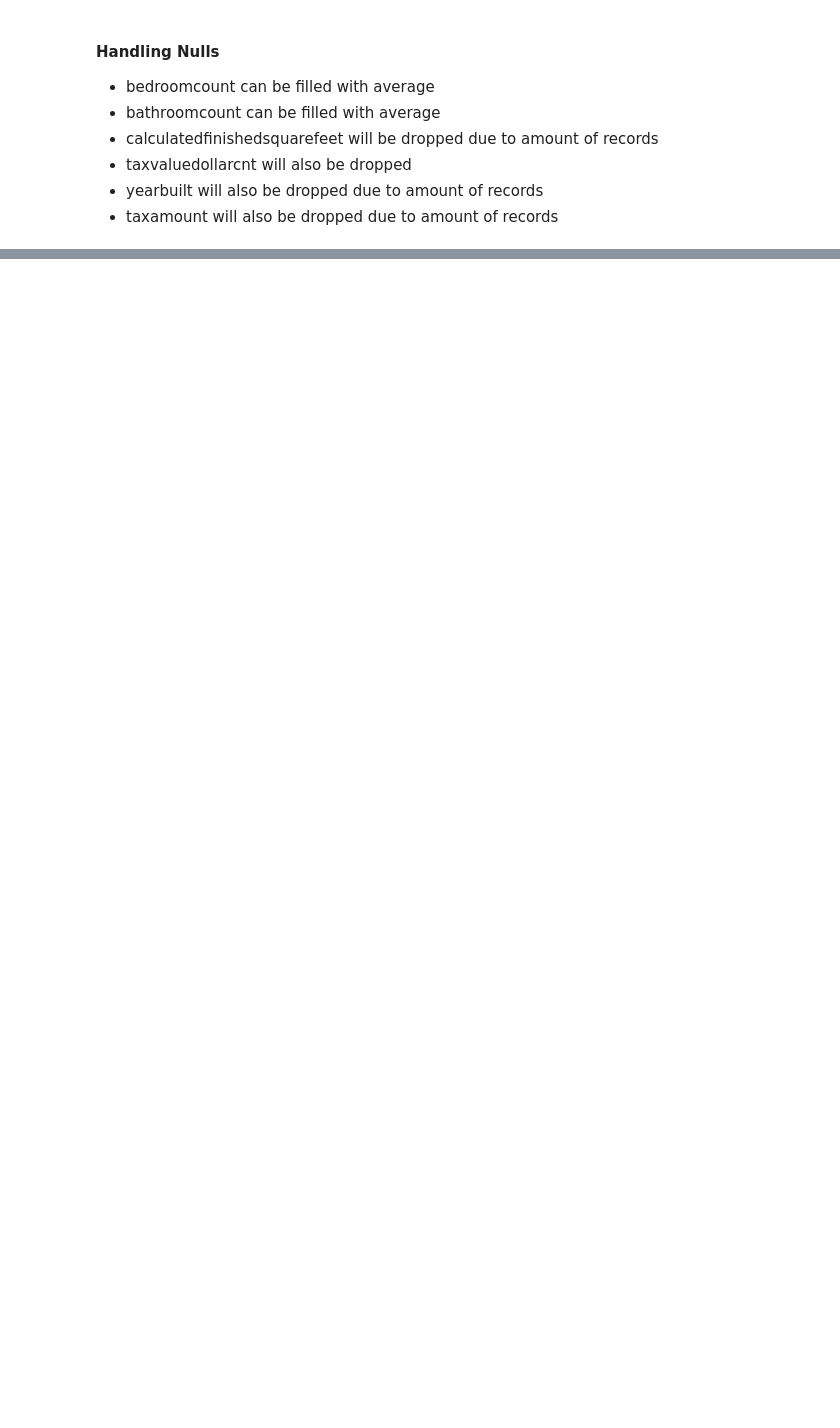
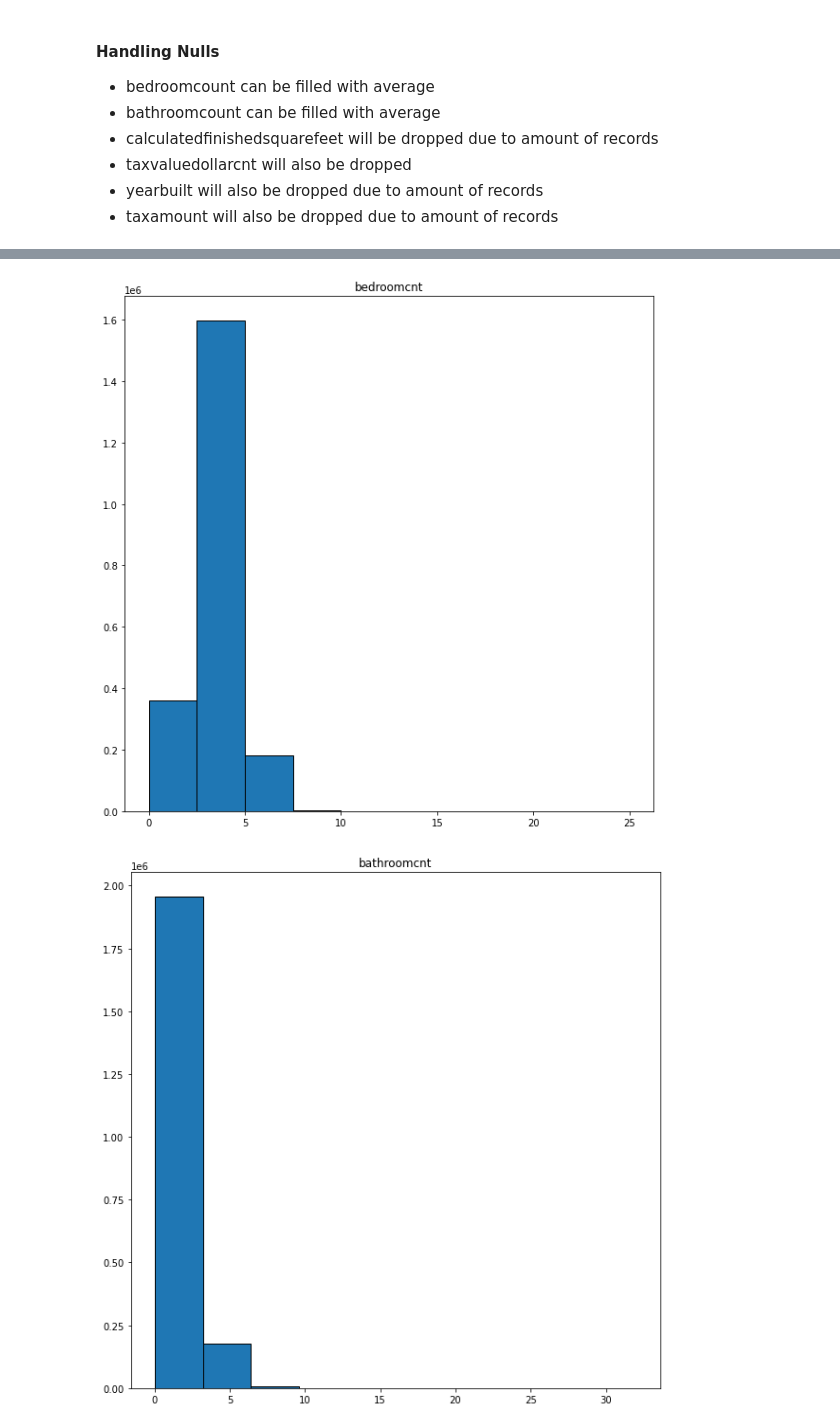
Before and after one commit to wheelerjoshua/regression-exercises, a Jupyter notebook: wrangle.ipynb, the cells around one changed output, grey strips where cells are left out. Cells and saved outputs as stored; diff of their text form; code cells hidden in the pictures; blank space fills up the shorter version.

```diff
--- a/wrangle.ipynb
+++ b/wrangle.ipynb
@@ -7,10 +23,4 @@
 # %%
-import pandas as pd
-import numpy as np
-import os
-from env import host, user, password
-
-
 def get_connection(db, user=user, host=host, password=password):
     '''
     This function uses my info from my env file to
@@ -29,7 +39,7 @@ def new_zillow_data():
                 SELECT bedroomcnt, bathroomcnt, calculatedfinishedsquarefeet,
                        taxvaluedollarcnt, yearbuilt, taxamount, fips
                 FROM properties_2017
-                WHERE propertylandusetypeid LIKE '261'
+                WHERE propertylandusetypeid LIKE '261' OR propertylandusetypeid LIKE '279'
                 """
 
     # Read in DataFrame from Codeup db.
@@ -164,0 +167,22 @@ df[df.taxvaluedollarcnt == df.taxvaluedollarcnt.max()]
+# %%
+cols = df.columns.to_list()
+
+for i, col in enumerate(cols):
+
+    # i starts at 0, but plot numbers should start at 1
+    plot_number = i + 1
+
+    # Create subplot.
+    plt.figure(figsize = (10,10))
+
+    # Title with column name.
+    plt.title(col)
+
+    # Display histogram for column.
+    df[col].hist(edgecolor='black')
+
+    # Hide gridlines.
+    plt.grid(False)
+# %% [output]
+[figure, added]
+[figure, added]
```
Also changed, not shown: parts of 23 cells of this notebook, 1 other file.
